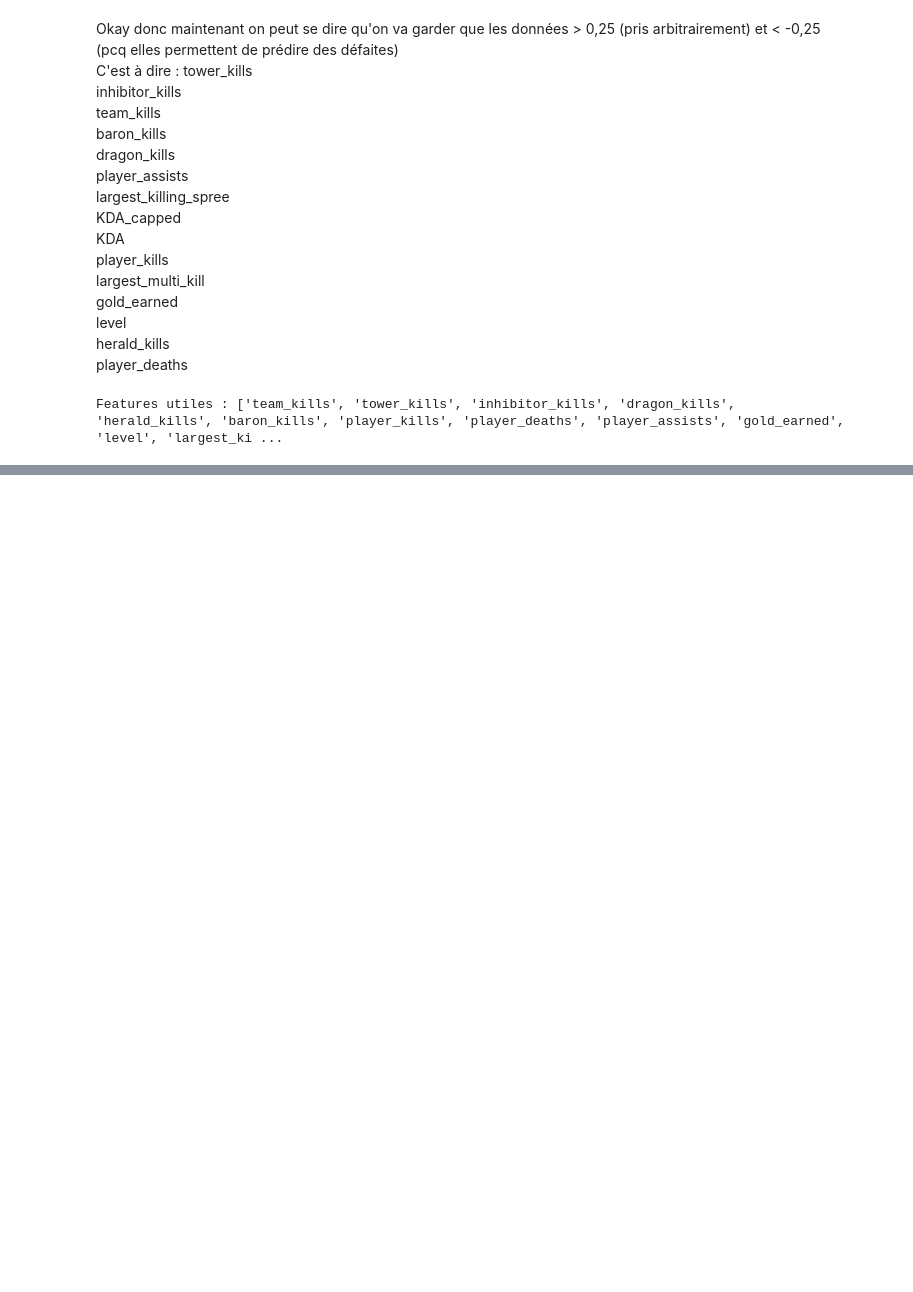
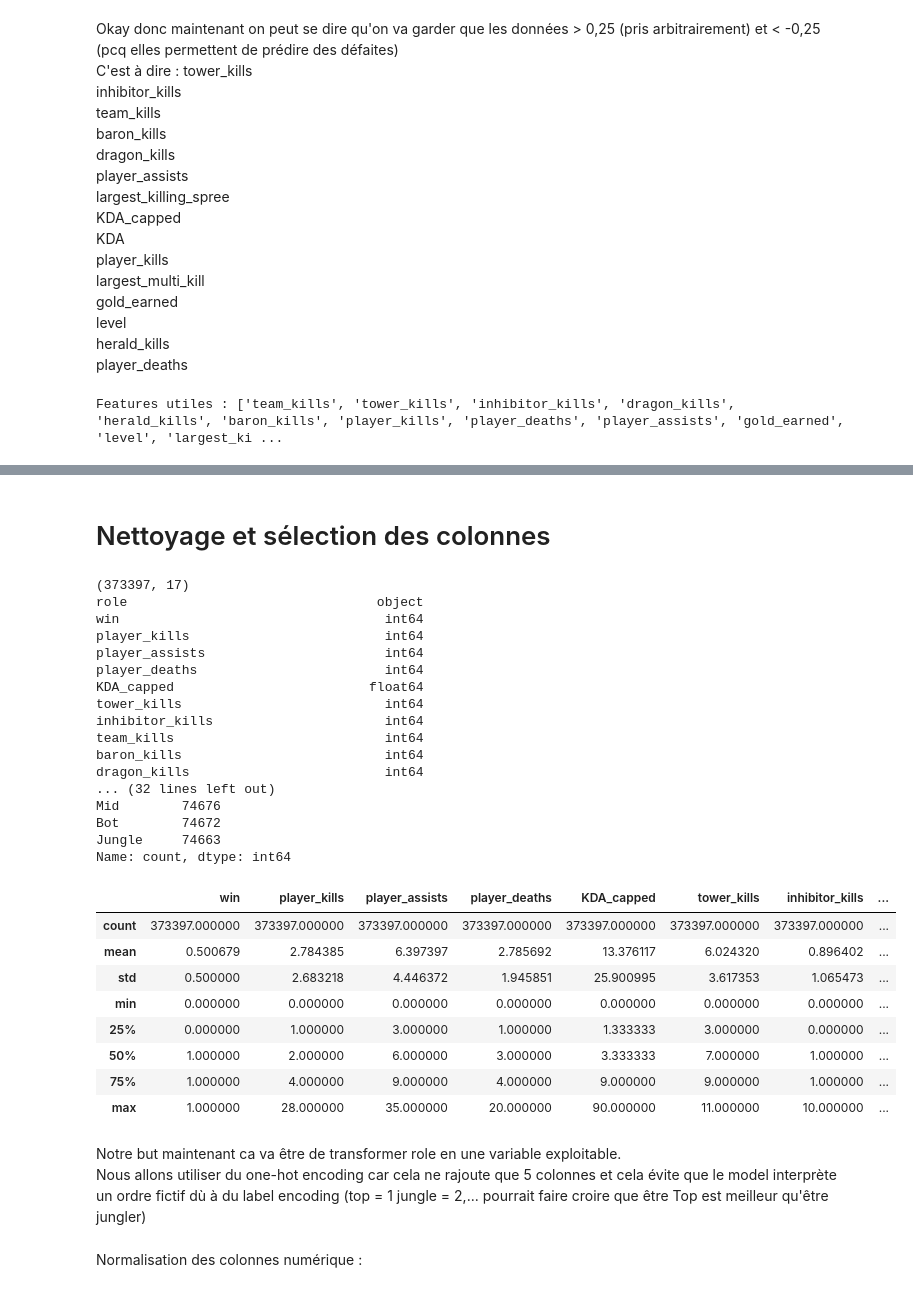
Before and after one commit to TimCout/AI_Project, a Jupyter notebook: Project.ipynb, the cells around one changed output, grey strips where cells are left out. Saved outputs shown, nothing was run; the diff lists cells and outputs as text; code cells hidden in the pictures; blank space fills up the shorter version.

```diff
--- a/Project.ipynb
+++ b/Project.ipynb
@@ -398,0 +496,78 @@ Features utiles : ['team_kills', 'tower_kills', 'inhibitor_kills', 'dragon_kills
+# %%
+# 1. Compter le nombre de matchs par joueur
+player_counts = player_match_df['player_id'].value_counts()
+
+# 2. Identifier les joueurs "rares" (moins de 3 matchs)
+rare_players = player_counts[player_counts < 3].index
+
+# 3. Filtrer player_match_df pour exclure ces joueurs
+filtered_df = player_match_df[~player_match_df['player_id'].isin(rare_players)].copy()
+
+# 4. (Optionnel) Réinitialiser l’index
+filtered_df.reset_index(drop=True, inplace=True)
+player_match_df = filtered_df
+# %% [markdown]
+# Nettoyage et sélection des colonnes
+# %%
+useful_features = [
+    'role',
+    'win',
+    'player_kills',
+    'player_assists',
+    'player_deaths',
+    'KDA_capped',
+    'tower_kills',
+    'inhibitor_kills',
+    'team_kills',
+    'baron_kills',
+    'dragon_kills',
+    'largest_killing_spree',
+    'largest_multi_kill',
+    'gold_earned',
+    'level',
+    'herald_kills',
+    'total_damage_dealt_to_champions'
+]
+
+
+features_df = player_match_df[useful_features].copy()
+
+# Vérification du résultat
+print(features_df.shape)
+features_df.head()
+
+print(features_df.dtypes)
+print(features_df.isnull().sum())
+print(features_df['win'].value_counts())
+print(features_df['role'].value_counts())
+features_df.describe()
+# %% [output]
+(373397, 17)
+role                                object
+win                                  int64
+player_kills                         int64
+player_assists                       int64
+player_deaths                        int64
+KDA_capped                         float64
+tower_kills                          int64
+inhibitor_kills                      int64
+team_kills                           int64
+baron_kills                          int64
+dragon_kills                         int64
+... (32 lines left out)
+Mid        74676
+Bot        74672
+Jungle     74663
+Name: count, dtype: int64
+|  | win | player_kills | player_assists | player_deaths | KDA_capped | tower_kills | inhibitor_kills | ... |
+| count | 373397.000000 | 373397.000000 | 373397.000000 | 373397.000000 | 373397.000000 | 373397.000000 | 373397.000000 | ... |
+| mean | 0.500679 | 2.784385 | 6.397397 | 2.785692 | 13.376117 | 6.024320 | 0.896402 | ... |
+| std | 0.500000 | 2.683218 | 4.446372 | 1.945851 | 25.900995 | 3.617353 | 1.065473 | ... |
+| min | 0.000000 | 0.000000 | 0.000000 | 0.000000 | 0.000000 | 0.000000 | 0.000000 | ... |
+| 25% | 0.000000 | 1.000000 | 3.000000 | 1.000000 | 1.333333 | 3.000000 | 0.000000 | ... |
+| 50% | 1.000000 | 2.000000 | 6.000000 | 3.000000 | 3.333333 | 7.000000 | 1.000000 | ... |
+| 75% | 1.000000 | 4.000000 | 9.000000 | 4.000000 | 9.000000 | 9.000000 | 1.000000 | ... |
+| max | 1.000000 | 28.000000 | 35.000000 | 20.000000 | 90.000000 | 11.000000 | 10.000000 | ... |
+# %% [markdown]
+Notre but maintenant ca va être de transformer role en une variable exploitable.
+Nous allons utiliser du one-hot encoding car cela ne rajoute que 5 colonnes et cela évite que le model interprète un ordre fictif dù à du label encoding (top = 1 jungle = 2,... pourrait faire croire que être Top est meilleur qu'être jungler)
@@ -398,0 +577,2 @@ Features utiles : ['team_kills', 'tower_kills', 'inhibitor_kills', 'dragon_kills
+# %% [markdown]
+Normalisation des colonnes numérique :
```
Also changed, not shown: parts of 12 cells of this notebook.
